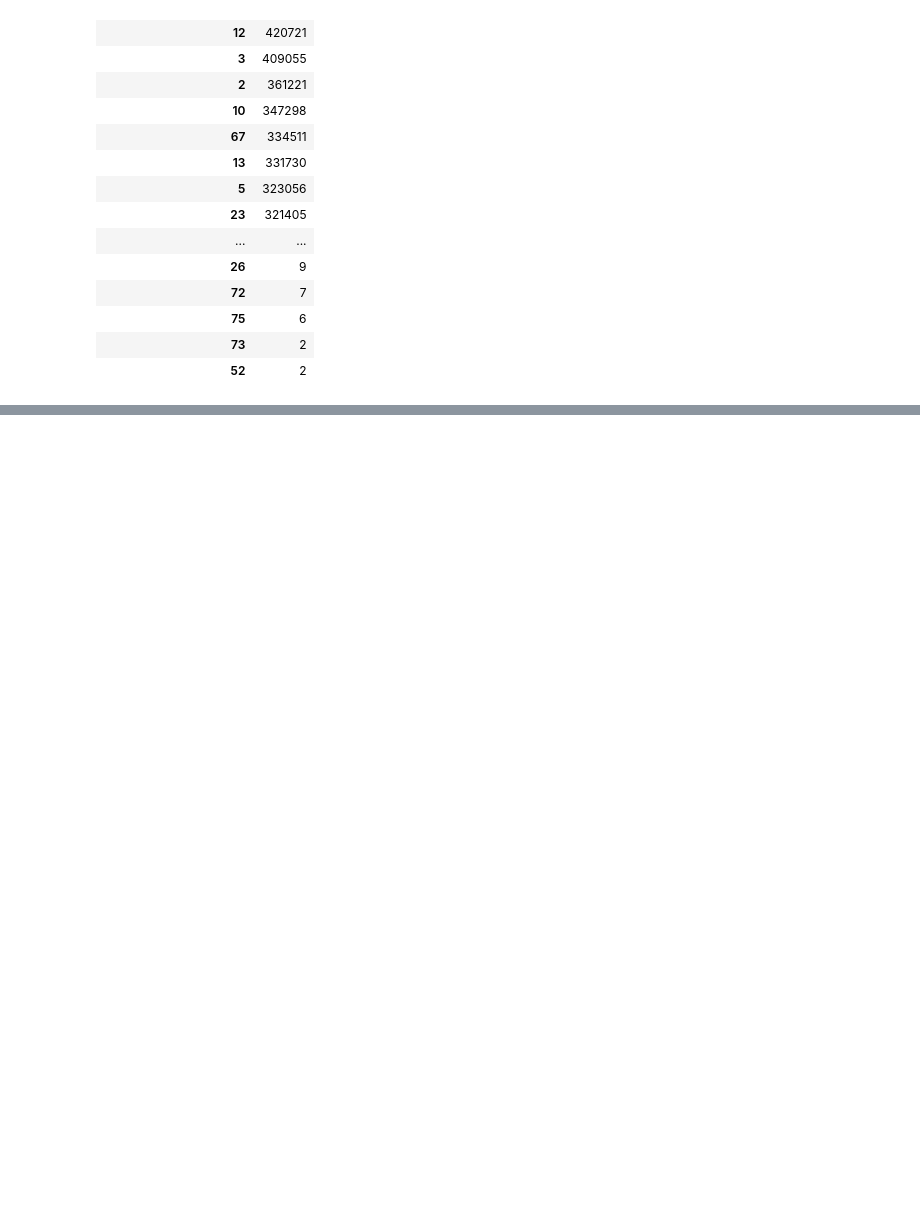
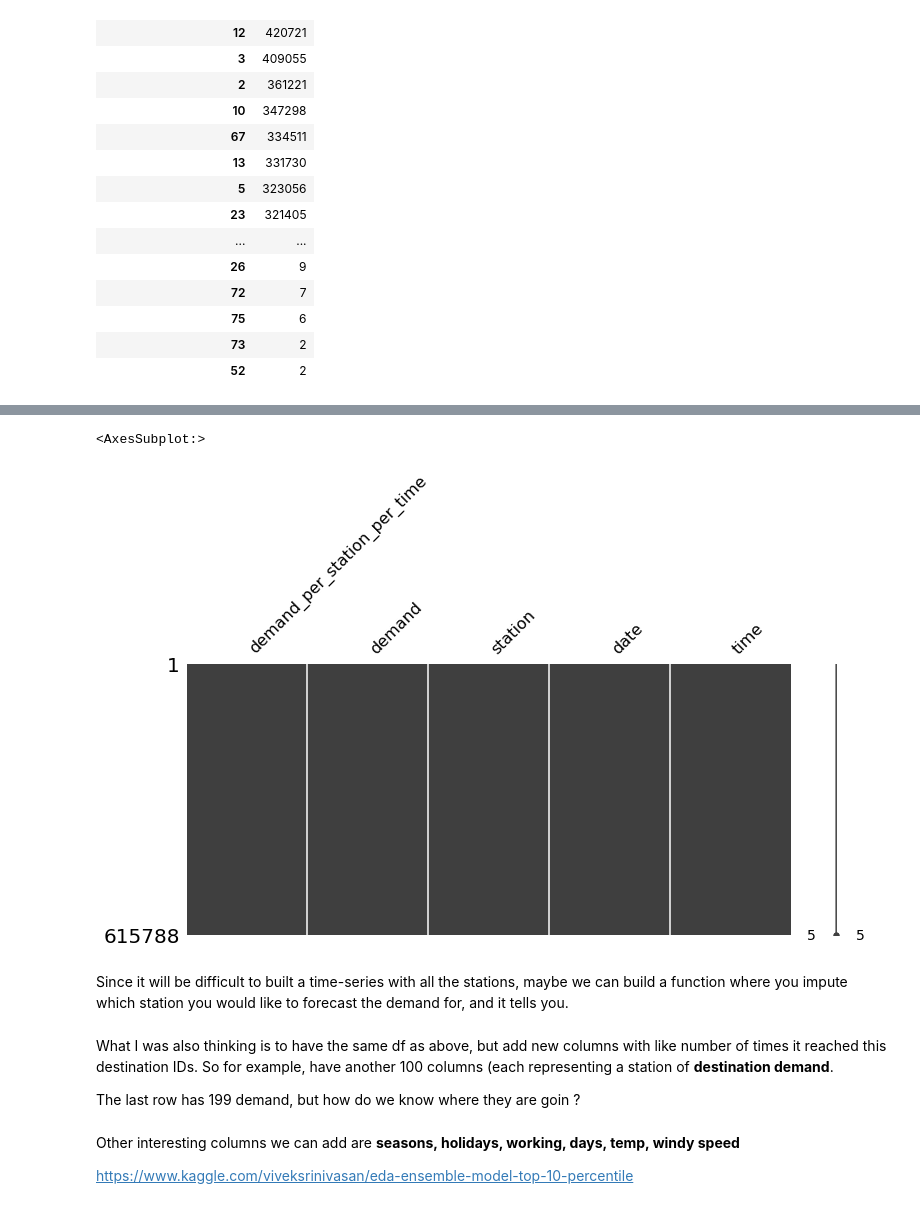
Before and after one commit to McNickSisto/world_data_league, a Jupyter notebook: stage_3/sisto_time_series.ipynb, the cells around one changed output, grey strips where cells are left out. Drawn from its saved outputs; the diff is of its cells as text; code cells hidden in the pictures; blank space fills up the shorter version.

```diff
--- a/stage_3/sisto_time_series.ipynb
+++ b/stage_3/sisto_time_series.ipynb
@@ -392,0 +394,17 @@ df[df['station'] == '1']
+# %%
+msno.matrix(df,figsize=(12,5))
+# %% [output]
+<AxesSubplot:>
+[figure, added]
+# %% [markdown]
+Since it will be difficult to built a time-series with all the stations, maybe we can build a function where you impute
+which station you would like to forecast the demand for, and it tells you.
+# %% [markdown]
+What I was also thinking is to have the same df as above, but add new columns with like number of times it reached this destination IDs.
+So for example, have another 100 columns (each representing a station of **destination demand**.
+
+The last row has 199 demand, but how do we know where they are goin ?
+# %% [markdown]
+Other interesting columns we can add are **seasons, holidays, working, days, temp, windy speed**
+
+https://www.kaggle.com/viveksrinivasan/eda-ensemble-model-top-10-percentile
```
Also changed, not shown: parts of 39 cells of this notebook.
